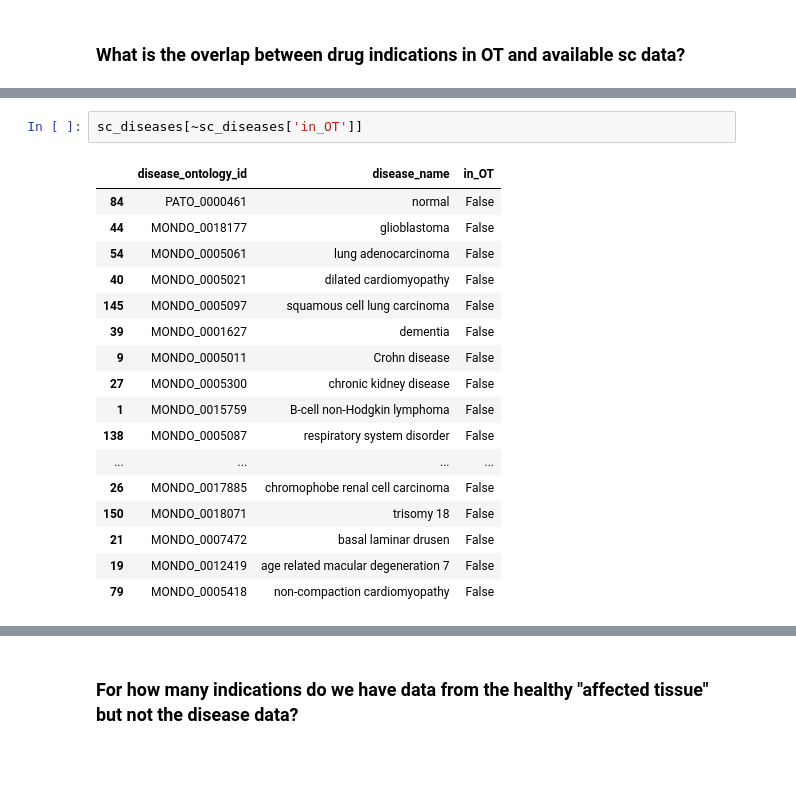
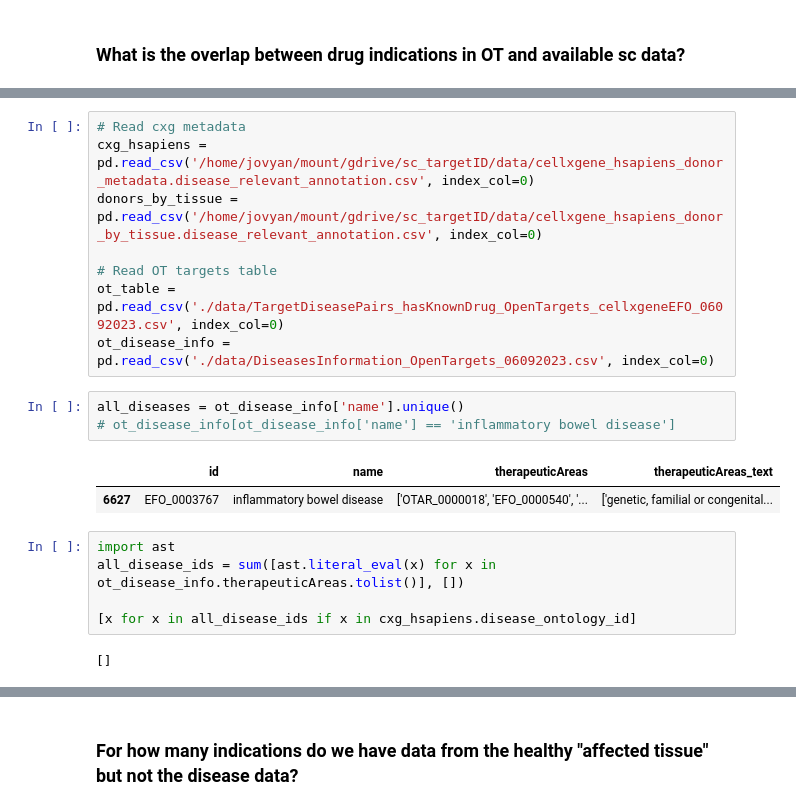
Before and after one commit to emdann/sc_target_evidence, a Jupyter notebook: OT_scDisease_overlap.ipynb, the cells around one changed output, grey strips where cells are left out. Cells and saved outputs as stored; diff of their text form; blank space fills up the shorter version.

```diff
--- a/OT_scDisease_overlap.ipynb
+++ b/OT_scDisease_overlap.ipynb
@@ -296,20 +286,21 @@ Name: in_OT, dtype: int64
-# %%
-sc_diseases[~sc_diseases['in_OT']]
-# %% [output]
-|  | disease_ontology_id | disease_name | in_OT |
-| 84 | PATO_0000461 | normal | False |
-| 44 | MONDO_0018177 | glioblastoma | False |
-| 54 | MONDO_0005061 | lung adenocarcinoma | False |
-| 40 | MONDO_0005021 | dilated cardiomyopathy | False |
-| 145 | MONDO_0005097 | squamous cell lung carcinoma | False |
-| 39 | MONDO_0001627 | dementia | False |
-| 9 | MONDO_0005011 | Crohn disease | False |
-| 27 | MONDO_0005300 | chronic kidney disease | False |
-| 1 | MONDO_0015759 | B-cell non-Hodgkin lymphoma | False |
-| 138 | MONDO_0005087 | respiratory system disorder | False |
-| ... | ... | ... | ... |
-| 26 | MONDO_0017885 | chromophobe renal cell carcinoma | False |
-| 150 | MONDO_0018071 | trisomy 18 | False |
-| 21 | MONDO_0007472 | basal laminar drusen | False |
-| 19 | MONDO_0012419 | age related macular degeneration 7 | False |
-| 79 | MONDO_0005418 | non-compaction cardiomyopathy | False |
+# %%
+# Read cxg metadata
+cxg_hsapiens = pd.read_csv('/home/jovyan/mount/gdrive/sc_targetID/data/cellxgene_hsapiens_donor_metadata.disease_relevant_annotation.csv', index_col=0)
+donors_by_tissue = pd.read_csv('/home/jovyan/mount/gdrive/sc_targetID/data/cellxgene_hsapiens_donor_by_tissue.disease_relevant_annotation.csv', index_col=0)
+
+# Read OT targets table
+ot_table = pd.read_csv('./data/TargetDiseasePairs_hasKnownDrug_OpenTargets_cellxgeneEFO_06092023.csv', index_col=0)
+ot_disease_info = pd.read_csv('./data/DiseasesInformation_OpenTargets_06092023.csv', index_col=0)
+# %%
+all_diseases = ot_disease_info['name'].unique()
+# ot_disease_info[ot_disease_info['name'] == 'inflammatory bowel disease']
+# %% [output]
+|  | id | name | therapeuticAreas | therapeuticAreas_text |
+| 6627 | EFO_0003767 | inflammatory bowel disease | ['OTAR_0000018', 'EFO_0000540', '... | ['genetic, familial or congenital... |
+# %%
+import ast
+all_disease_ids = sum([ast.literal_eval(x) for x in ot_disease_info.therapeuticAreas.tolist()], [])
+
+[x for x in all_disease_ids if x in cxg_hsapiens.disease_ontology_id]
+# %% [output]
+[]
```
Also changed, not shown: parts of 8 cells of this notebook, 1 other file.
